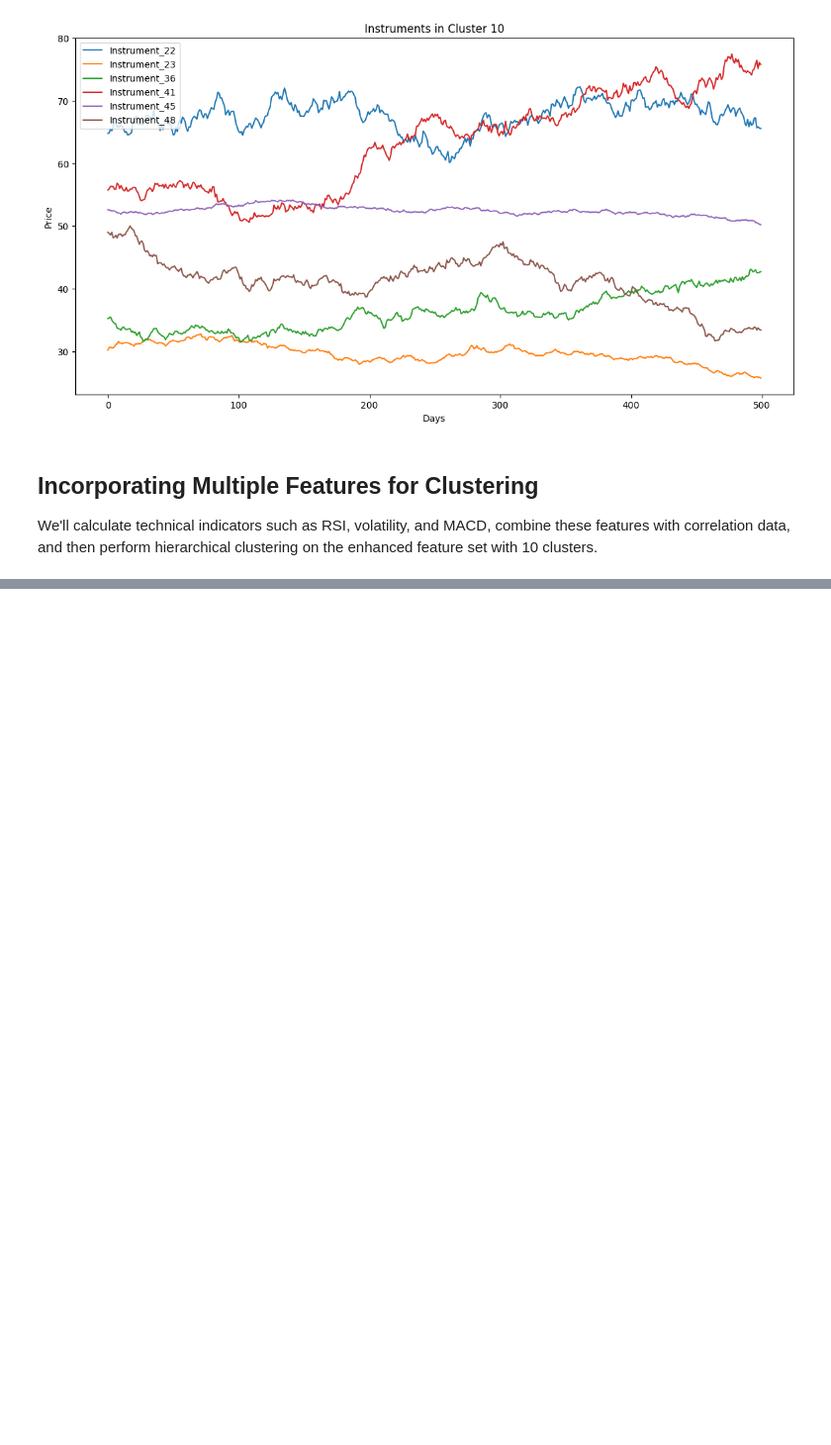
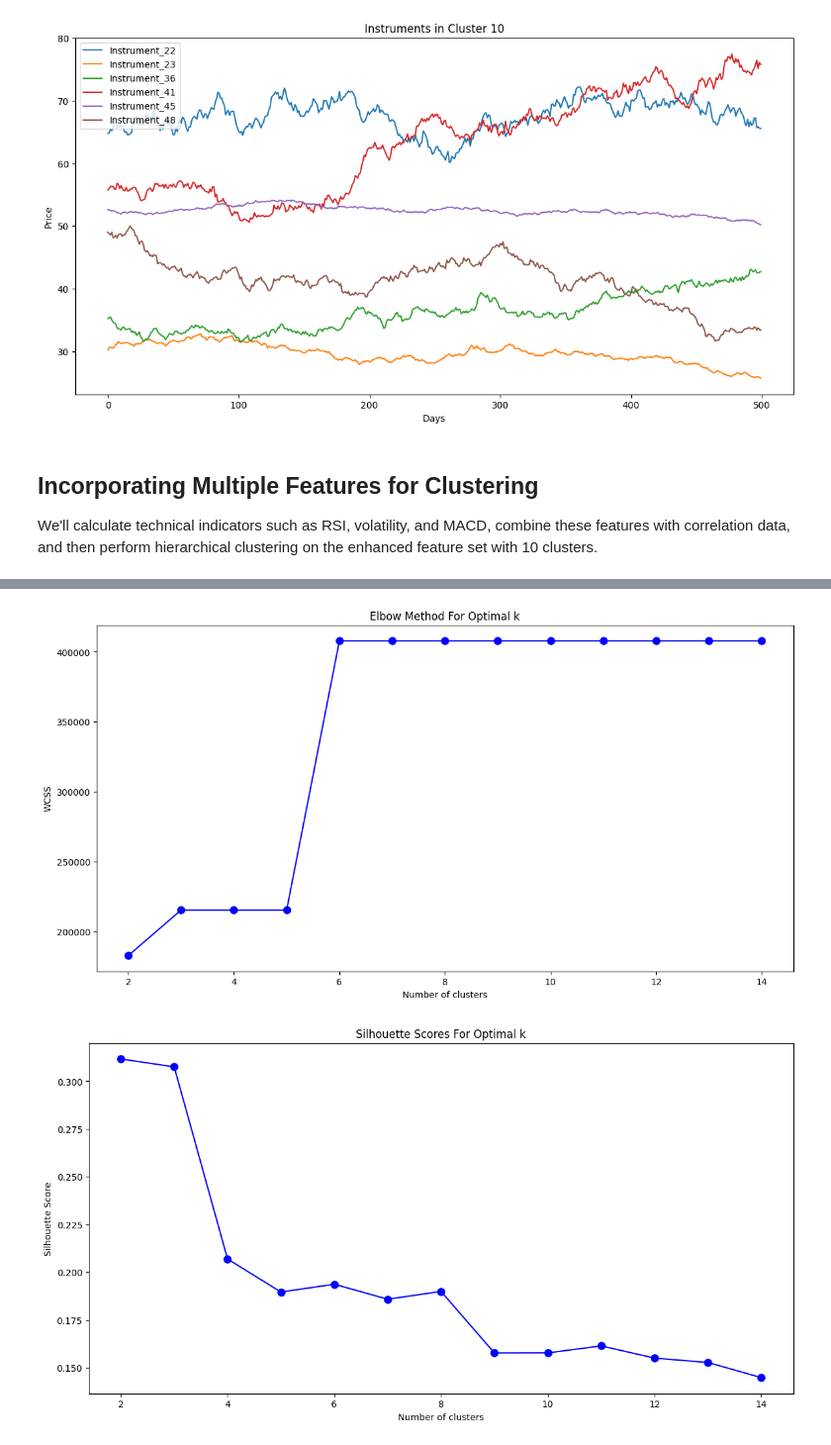
Before and after one commit to ManindraDeMel/algothon24-toxic-counterparties, a Jupyter notebook: deepanalysis.ipynb, the cells around one changed output, grey strips where cells are left out. Shown at 99% size. Saved outputs shown, nothing was run; the diff lists cells and outputs as text; code cells hidden in the pictures; blank space fills up the shorter version.

Commit message:
cluster 5 from analysis

```diff
--- a/deepanalysis.ipynb
+++ b/deepanalysis.ipynb
@@ -186,0 +177,44 @@ ValueError: all the input array dimensions except for the concatenation axis mus
+# %%
+from sklearn.metrics import silhouette_score
+from scipy.cluster.hierarchy import dendrogram
+
+# Function to plot the dendrogram
+def plot_dendrogram(linked):
+    plt.figure(figsize=(10, 7))
+    dendrogram(linked, truncate_mode='level', p=5)
+    plt.title("Dendrogram")
+    plt.xlabel("Cluster Size")
+    plt.ylabel("Distance")
+    plt.show()
+
+# Calculate WCSS for a range of cluster numbers
+wcss = []
+silhouette_scores = []
+K = range(2, 15)
+
+for k in K:
+    clusters = fcluster(linked, k, criterion='maxclust')
+    wcss.append(np.sum((scaled_features - np.mean(scaled_features[clusters == k], axis=0))**2))
+    silhouette_scores.append(silhouette_score(scaled_features, clusters))
+
+# Plotting the Elbow Method graph
+plt.figure(figsize=(14, 7))
+plt.plot(K, wcss, 'bo-', markersize=8)
+plt.title('Elbow Method For Optimal k')
+plt.xlabel('Number of clusters')
+plt.ylabel('WCSS')
+plt.show()
+
+# Plotting the Silhouette Score graph
+plt.figure(figsize=(14, 7))
+plt.plot(K, silhouette_scores, 'bo-', markersize=8)
+plt.title('Silhouette Scores For Optimal k')
+plt.xlabel('Number of clusters')
+plt.ylabel('Silhouette Score')
+plt.show()
+
+# Plot the dendrogram
+plot_dendrogram(linked)
+# %% [output]
+[figure, added]
+[figure, added]
```
Also changed, not shown: parts of 4 cells of this notebook.
